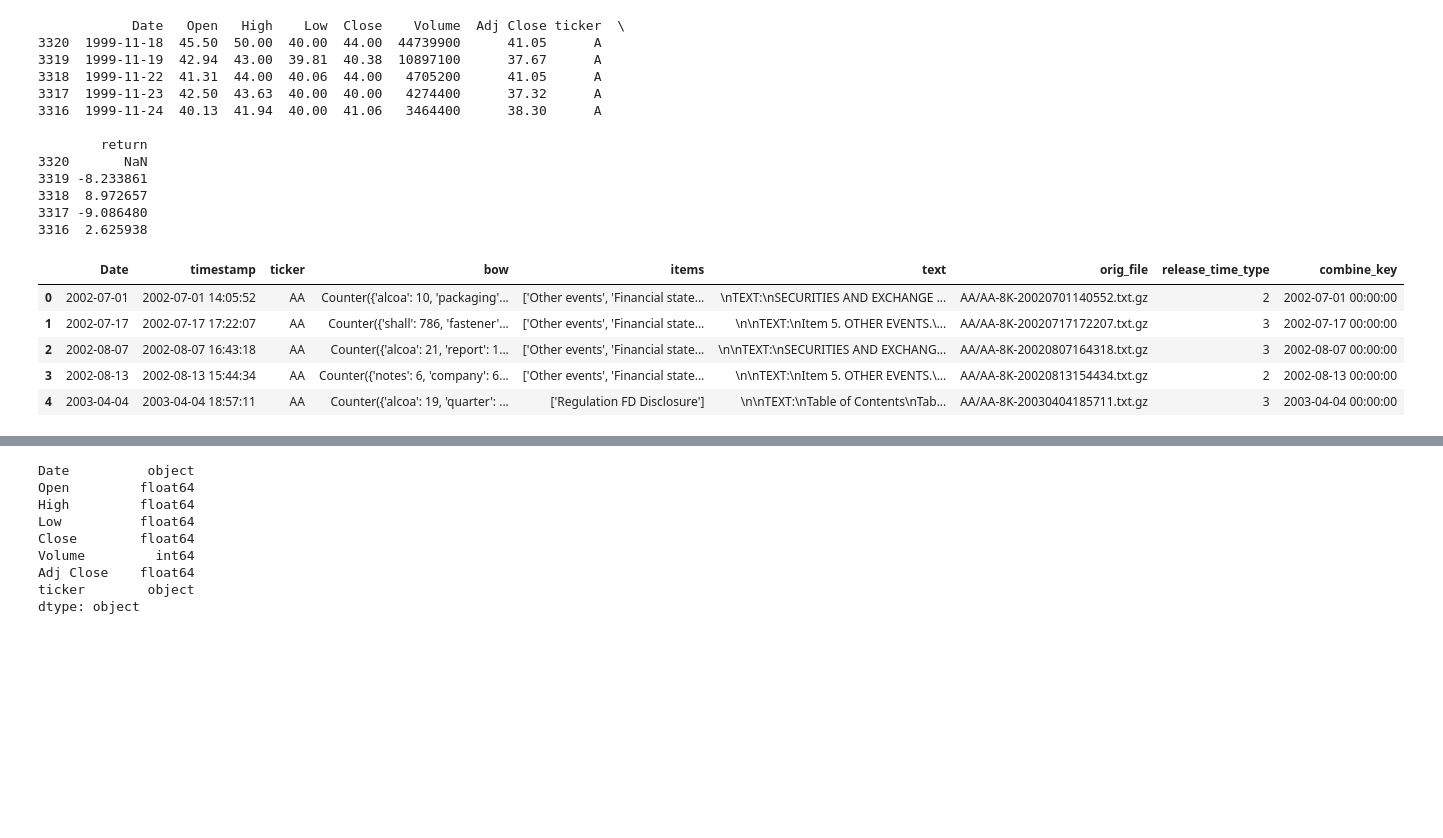
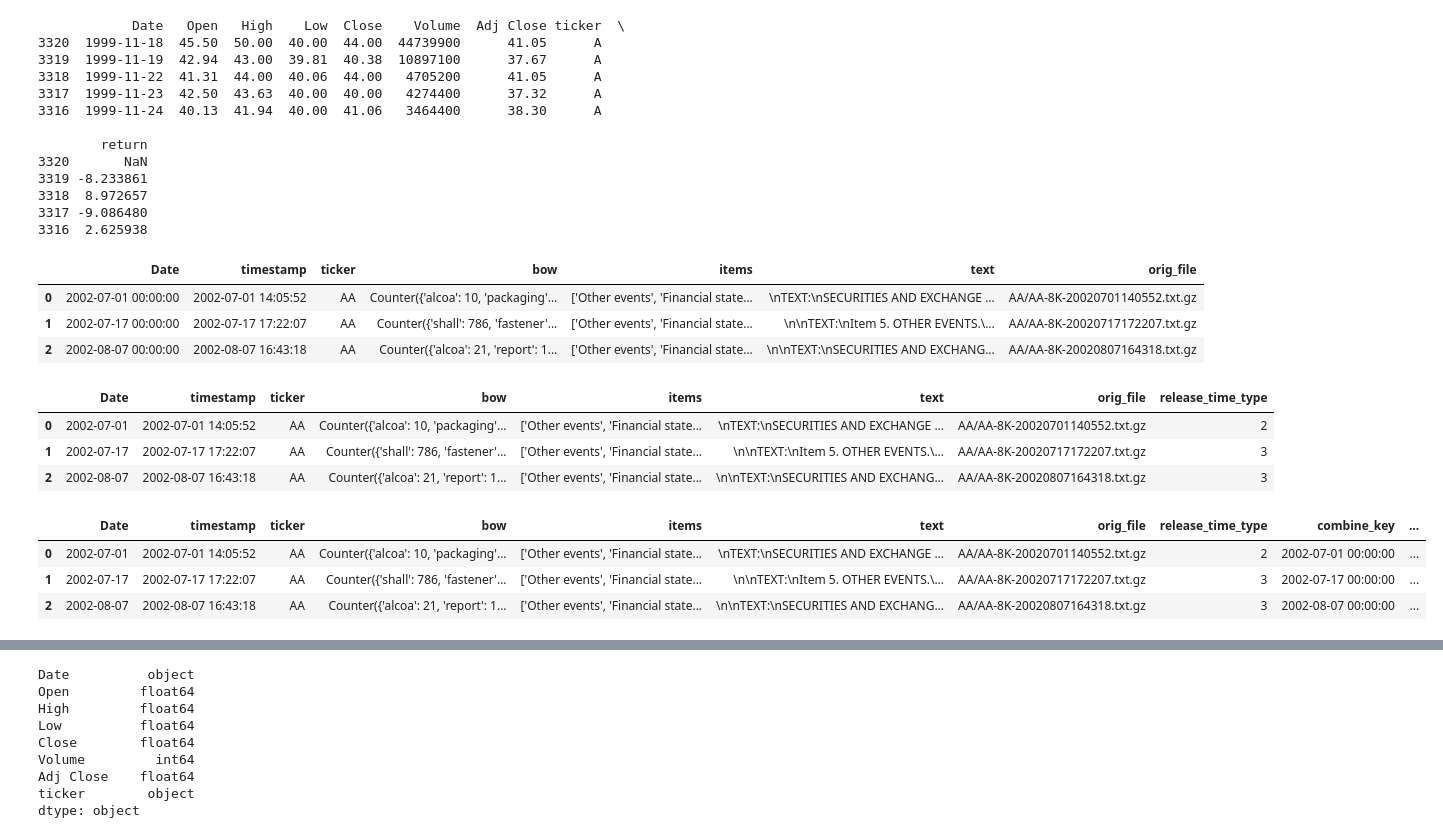
Before and after one commit to nelson-yao/MIDS-W266-Final-MSY, a Jupyter notebook: Basic Model/Template Code.ipynb, the cells around one changed output, grey strips where cells are left out. Saved outputs shown, nothing was run; the diff lists cells and outputs as text; code cells hidden in the pictures; blank space fills up the shorter version.

Commit message:
Update Stock Performance

```diff
--- a/Basic Model/Template Code.ipynb
+++ b/Basic Model/Template Code.ipynb
@@ -109,21 +109,18 @@ path = r'/Users/Maximus/Downloads/test/AA.csv'
 with open(path) as file_:
   test = pd.read_csv(file_,index_col=None, header=0)
 test = test.rename(columns = {'date':'Date'})
-# %%
-test = test.rename(columns = {'date':'Date'})
-test.head()
-# %% [output]
-|  | Date | timestamp | ticker | bow | items | text | orig_file | release_time_type | combine_key |
-| 0 | 2002-07-01 | 2002-07-01 14:05:52 | AA | Counter({'alcoa': 10, 'packaging'... | ['Other events', 'Financial state... | \nTEXT:\nSECURITIES AND EXCHANGE ... | AA/AA-8K-20020701140552.txt.gz | 2 | 2002-07-01 00:00:00 |
-| 1 | 2002-07-17 | 2002-07-17 17:22:07 | AA | Counter({'shall': 786, 'fastener'... | ['Other events', 'Financial state... | \n\nTEXT:\nItem 5. OTHER EVENTS.\... | AA/AA-8K-20020717172207.txt.gz | 3 | 2002-07-17 00:00:00 |
-| 2 | 2002-08-07 | 2002-08-07 16:43:18 | AA | Counter({'alcoa': 21, 'report': 1... | ['Other events', 'Financial state... | \n\nTEXT:\nSECURITIES AND EXCHANG... | AA/AA-8K-20020807164318.txt.gz | 3 | 2002-08-07 00:00:00 |
-| 3 | 2002-08-13 | 2002-08-13 15:44:34 | AA | Counter({'notes': 6, 'company': 6... | ['Other events', 'Financial state... | \n\nTEXT:\nItem 5. OTHER EVENTS.\... | AA/AA-8K-20020813154434.txt.gz | 2 | 2002-08-13 00:00:00 |
-| 4 | 2003-04-04 | 2003-04-04 18:57:11 | AA | Counter({'alcoa': 19, 'quarter': ... | ['Regulation FD Disclosure'] | \n\nTEXT:\nTable of Contents\nTab... | AA/AA-8K-20030404185711.txt.gz | 3 | 2003-04-04 00:00:00 |
+# %%
+test.head(3)
+# %% [output]
+|  | Date | timestamp | ticker | bow | items | text | orig_file |
+| 0 | 2002-07-01 00:00:00 | 2002-07-01 14:05:52 | AA | Counter({'alcoa': 10, 'packaging'... | ['Other events', 'Financial state... | \nTEXT:\nSECURITIES AND EXCHANGE ... | AA/AA-8K-20020701140552.txt.gz |
+| 1 | 2002-07-17 00:00:00 | 2002-07-17 17:22:07 | AA | Counter({'shall': 786, 'fastener'... | ['Other events', 'Financial state... | \n\nTEXT:\nItem 5. OTHER EVENTS.\... | AA/AA-8K-20020717172207.txt.gz |
+| 2 | 2002-08-07 00:00:00 | 2002-08-07 16:43:18 | AA | Counter({'alcoa': 21, 'report': 1... | ['Other events', 'Financial state... | \n\nTEXT:\nSECURITIES AND EXCHANG... | AA/AA-8K-20020807164318.txt.gz |
 # %%
 import datetime
 
 test['timestamp'] = pd.to_datetime(test['timestamp'], format='%Y-%m-%d', errors='ignore')
-test['date'] = pd.to_datetime(test['date'])
+test['Date'] = pd.to_datetime(test['Date'])
 #datetime.datetime.strptime(datetime.date(test['date']), '%Y-%m-%d').date()
 #datetime.date(test['date'])
 #test.dateII.datetime.hour
@@ -143,3 +140,11 @@ test['release_time_type'] = test.release_time_type.apply(lambda x: 2 if x not in
                                                          else x)
 test['release_time_type'] = test.release_time_type.apply(lambda x: 3 if x not in [1,2] \
                                                          and x > datetime.datetime(x.year, x.month, x.day,16,0,0) else x)
+# %%
+#test.dtypes
+test.head(3)
+# %% [output]
+|  | Date | timestamp | ticker | bow | items | text | orig_file | release_time_type |
+| 0 | 2002-07-01 | 2002-07-01 14:05:52 | AA | Counter({'alcoa': 10, 'packaging'... | ['Other events', 'Financial state... | \nTEXT:\nSECURITIES AND EXCHANGE ... | AA/AA-8K-20020701140552.txt.gz | 2 |
+| 1 | 2002-07-17 | 2002-07-17 17:22:07 | AA | Counter({'shall': 786, 'fastener'... | ['Other events', 'Financial state... | \n\nTEXT:\nItem 5. OTHER EVENTS.\... | AA/AA-8K-20020717172207.txt.gz | 3 |
+| 2 | 2002-08-07 | 2002-08-07 16:43:18 | AA | Counter({'alcoa': 21, 'report': 1... | ['Other events', 'Financial state... | \n\nTEXT:\nSECURITIES AND EXCHANG... | AA/AA-8K-20020807164318.txt.gz | 3 |
@@ -145,0 +153,13 @@ test['release_time_type'] = test.release_time_type.apply(lambda x: 3 if x not in
+# %%
+combined['stock_performance'] = 0
+combined['stock_performance'] = \
+  combined.release_time_type.apply(lambda x: 1 if x ==1 else 0)*combined['Before Market']\
++ combined.release_time_type.apply(lambda x: 1 if x ==2 else 0)*combined['During Market']\
++ combined.release_time_type.apply(lambda x: 1 if x ==3 else 0)*combined['After Market']
+# %%
+combined.head(3)
+# %% [output]
+|  | Date | timestamp | ticker | bow | items | text | orig_file | release_time_type | combine_key | ... |
+| 0 | 2002-07-01 | 2002-07-01 14:05:52 | AA | Counter({'alcoa': 10, 'packaging'... | ['Other events', 'Financial state... | \nTEXT:\nSECURITIES AND EXCHANGE ... | AA/AA-8K-20020701140552.txt.gz | 2 | 2002-07-01 00:00:00 | ... |
+| 1 | 2002-07-17 | 2002-07-17 17:22:07 | AA | Counter({'shall': 786, 'fastener'... | ['Other events', 'Financial state... | \n\nTEXT:\nItem 5. OTHER EVENTS.\... | AA/AA-8K-20020717172207.txt.gz | 3 | 2002-07-17 00:00:00 | ... |
+| 2 | 2002-08-07 | 2002-08-07 16:43:18 | AA | Counter({'alcoa': 21, 'report': 1... | ['Other events', 'Financial state... | \n\nTEXT:\nSECURITIES AND EXCHANG... | AA/AA-8K-20020807164318.txt.gz | 3 | 2002-08-07 00:00:00 | ... |
```
Also changed, not shown: parts of 8 cells of this notebook.
